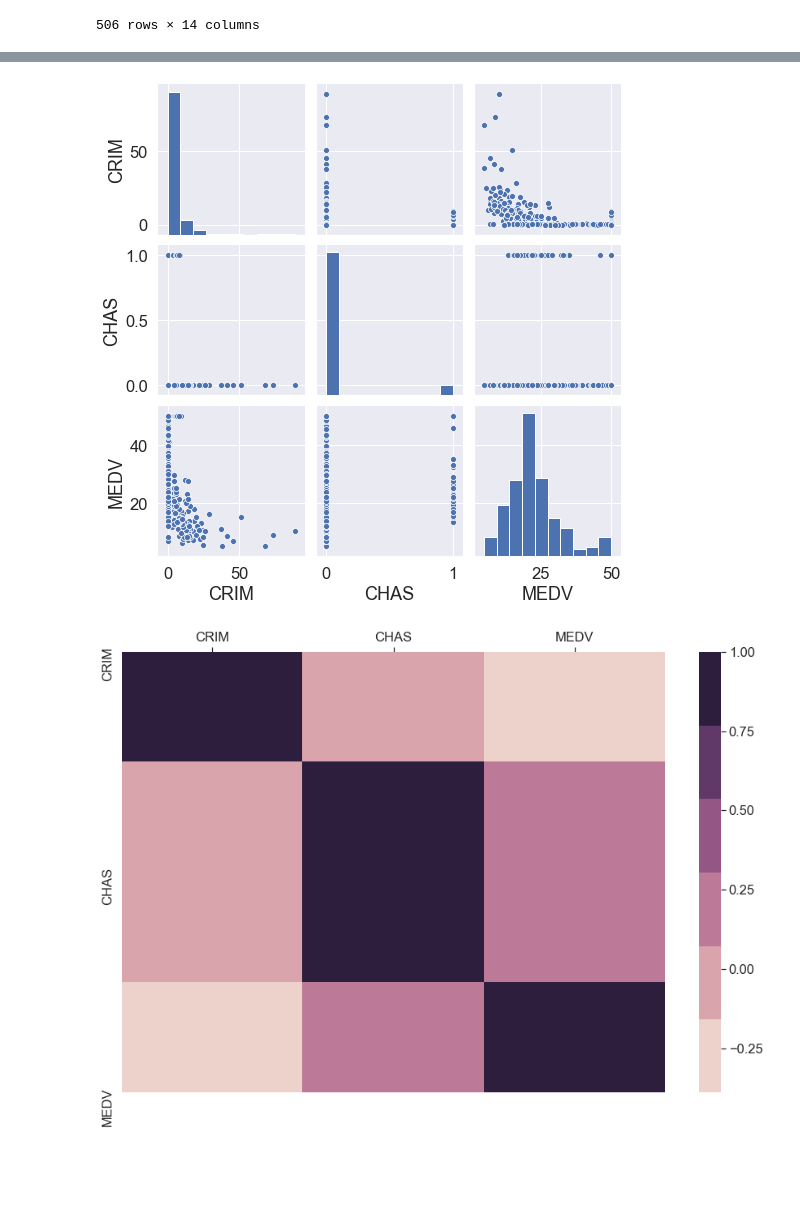
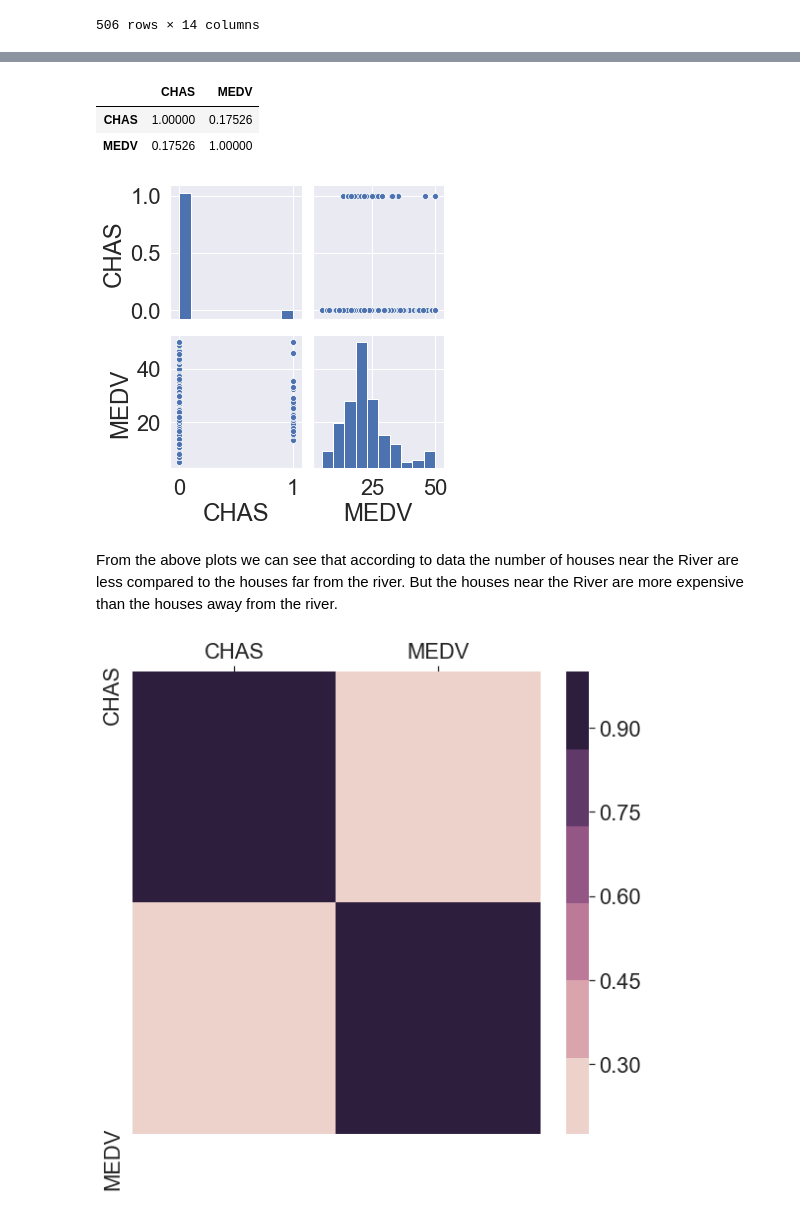
Before and after one commit to cdigap/MLAS_ASSESSMENT, a Jupyter notebook: Boston House Prices - MLAS - Assessment .ipynb, the cells around one changed output, grey strips where cells are left out. Cells and saved outputs as stored; diff of their text form; code cells hidden in the pictures; blank space fills up the shorter version.

```diff
--- a/Boston House Prices - MLAS - Assessment .ipynb
+++ b/Boston House Prices - MLAS - Assessment .ipynb
@@ -276,6 +276,7 @@ df
 | 505 | 0.04741 | 0.0 | 11.93 | 0 | 0.573 | 6.030 | 80.8 | 2.5050 | 1 | 273 | 21.0 | ... |
 506 rows × 14 columns
 # %%
-df = df[["CRIM","CHAS","MEDV"]]
+##df = df[["CRIM","CHAS","DIS","MEDV"]]
+df = df[["CHAS","MEDV"]]
 df
 # %% [output]
@@ -295,3 +296,9 @@ df
+# %%
+df.corr()
+# %% [output]
+|  | CHAS | MEDV |
+| CHAS | 1.00000 | 0.17526 |
+| MEDV | 0.17526 | 1.00000 |
 # %%
 import matplotlib.pyplot as plt
 import seaborn as sns
@@ -300,17 +307,19 @@ import seaborn as sns
 sns.pairplot(df, height=2.5)
 plt.tight_layout()
 # %% [output]
-[figure, old version]
+[figure, new version]
+# %% [markdown]
+From the above plots we can see that according to data the number of houses near the River are less compared to the houses far from the river. But the houses near the River are more expensive than the houses away from the river.
 # %%
 %matplotlib inline
 
-plt.figure(figsize=(15,10))
+plt.figure(figsize=(8,8))
 
 ax = sns.heatmap(df.corr(),cmap=sns.cubehelix_palette())
 ax.xaxis.tick_top()
-##plt.tight_layout()
+plt.tight_layout()
 
-##plt.savefig('BOSTON DATA SET')
-plt.show()
+plt.savefig('BOSTON DATA SET')
+##plt.show()
 # %% [output]
-[figure, old version]
+[figure, new version]
```
Also changed, not shown: parts of 11 cells of this notebook.
